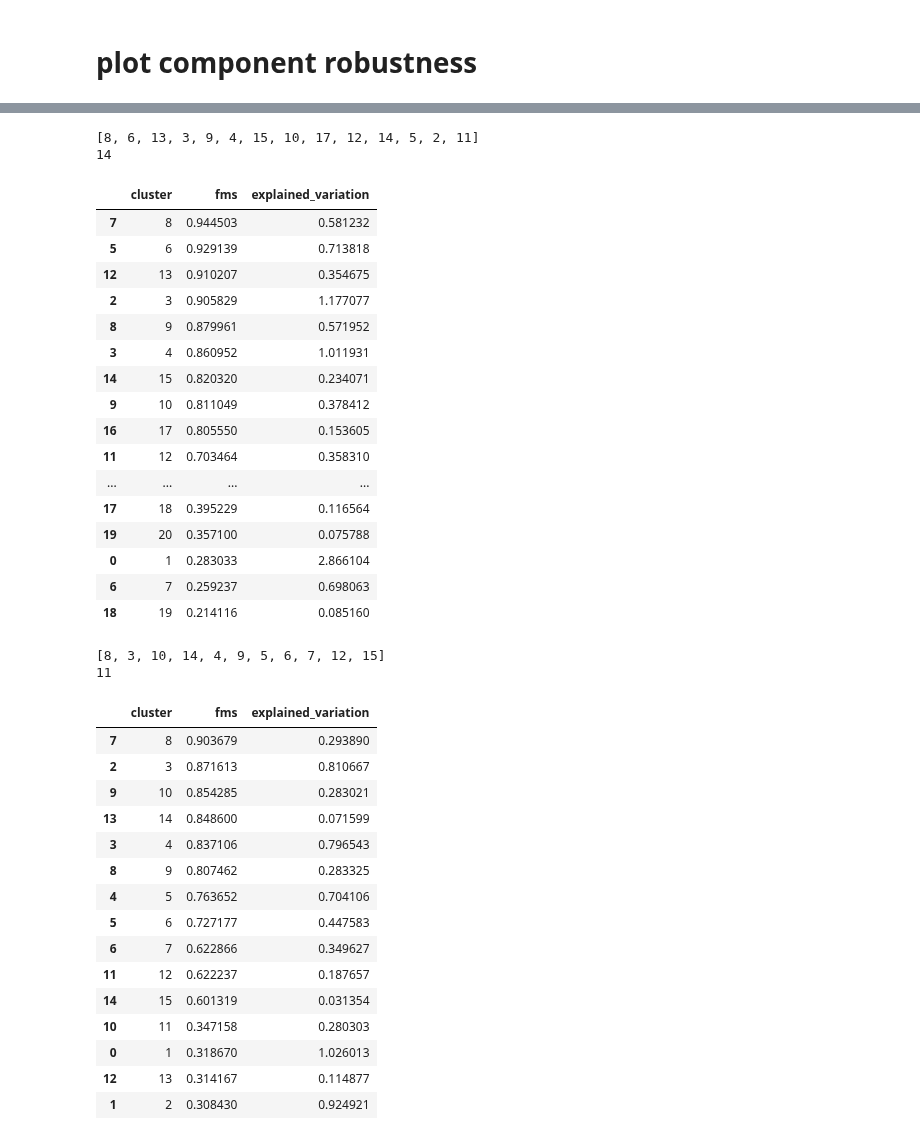
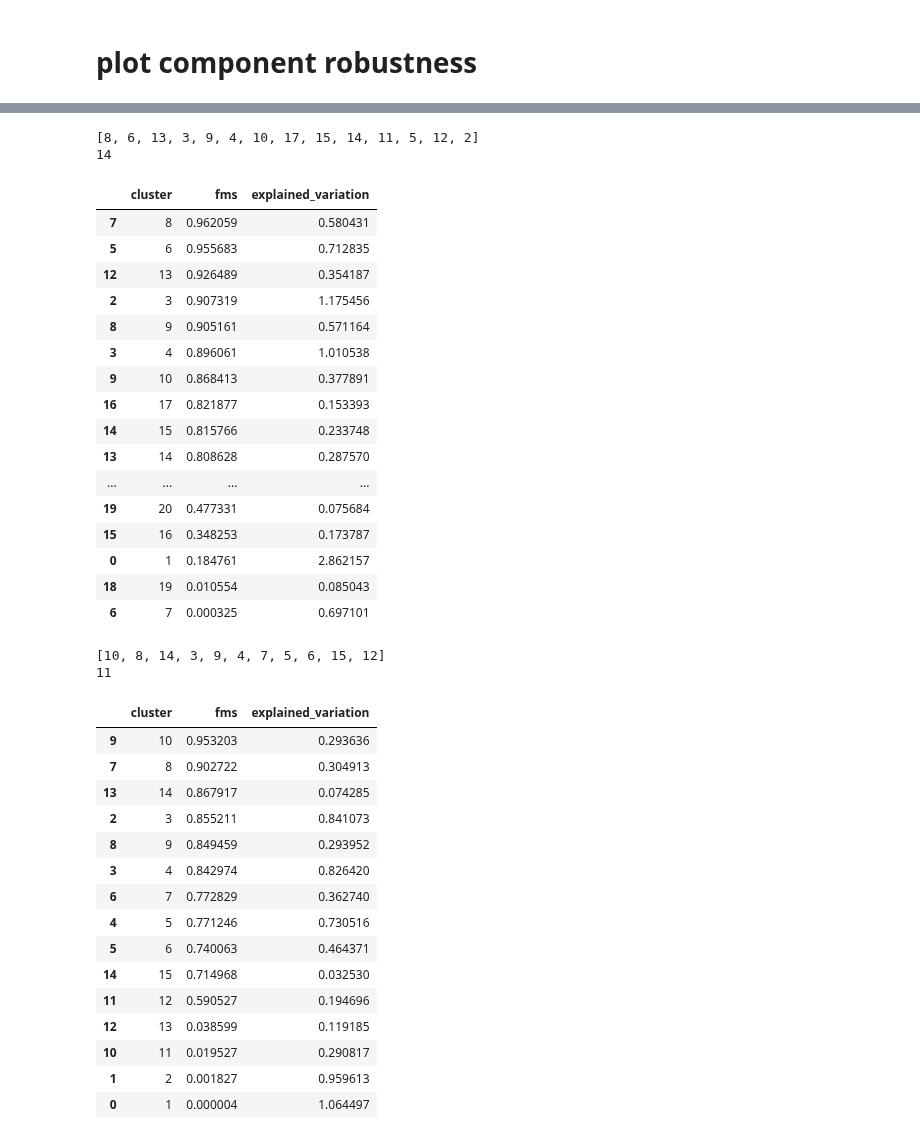
Before and after one commit to blasks/barnacle-manuscript, a Jupyter notebook: development/batch-correction/notebooks/component-robustness.ipynb, the cells around one changed output, grey strips where cells are left out. Saved outputs shown, nothing was run; the diff lists cells and outputs as text; code cells hidden in the pictures.

```diff
--- a/development/batch-correction/notebooks/component-robustness.ipynb
+++ b/development/batch-correction/notebooks/component-robustness.ipynb
@@ -407,7 +407,7 @@ for cyano in ['pro', 'syn']:
     # separate out components
     ref_components = SparseCPTensor(reference_cp).get_components()
     # iterate through all cp tensors to be compared
-    for comp_rep, comp_boot in list(itertools.product(replicates, comp_boots)):
+    for comp_rep, comp_boot in list(itertools.product(replicates, ref_boots)):
         # no point in comparing to self
         if ref_rep == comp_rep and ref_boot == comp_boot:
             continue
@@ -476,7 +476,7 @@ for row, cyano in enumerate(['pro', 'syn']):
     # set up component robustness dataframe
     df = component_df[component_df['genus'] == cyano]
     df = df.groupby(['comparison_rank', 'reference_component']).agg(
-        FMS = ('fms', 'mean'),
+        FMS = ('fms', 'median'),
         bootstrap_count = ('fms', 'count')
     ).reset_index()
     # calculate bootstrap percentage
@@ -529,7 +529,8 @@ for row, cyano in enumerate(['pro', 'syn']):
         data=comp_stats_df,
         x='fms',
         y='comparison_component',
-        errorbar='se',
+        estimator='median',
+#         errorbar=None,
         orient='h',
         color=sns.color_palette()[2],
         ax=axes[row][i]
@@ -544,7 +545,8 @@ for row, cyano in enumerate(['pro', 'syn']):
         data=var_df[var_df['genus'] == cyano],
         x='explained_variation',
         y='comparison_component',
-        errorbar='se',
+        estimator='median',
+#         errorbar=None,
         orient='h',
         color=sns.color_palette()[3],
         ax=axes[row][i]
@@ -617,7 +619,7 @@ comp_stats_df.groupby(['genus', 'cluster']).mean(
 # print Prochlorococcus data
 
 pro_comp_df = comp_stats_df[comp_stats_df['genus'] == 'pro']
-pro_comp_df = pro_comp_df.groupby('cluster').mean(
+pro_comp_df = pro_comp_df.groupby('cluster').median(
     ['fms', 'explained_variation']).reset_index().sort_values(
     'fms', ascending=False
 )
@@ -627,54 +629,54 @@ print(len(cluster_list))
 
 pro_comp_df[['cluster', 'fms', 'explained_variation']]
 # %% [output]
-[8, 6, 13, 3, 9, 4, 15, 10, 17, 12, 14, 5, 2, 11]
+[8, 6, 13, 3, 9, 4, 10, 17, 15, 14, 11, 5, 12, 2]
 14
 |  | cluster | fms | explained_variation |
-| 7 | 8 | 0.944503 | 0.581232 |
-| 5 | 6 | 0.929139 | 0.713818 |
-| 12 | 13 | 0.910207 | 0.354675 |
-| 2 | 3 | 0.905829 | 1.177077 |
-| 8 | 9 | 0.879961 | 0.571952 |
-| 3 | 4 | 0.860952 | 1.011931 |
-| 14 | 15 | 0.820320 | 0.234071 |
-| 9 | 10 | 0.811049 | 0.378412 |
-| 16 | 17 | 0.805550 | 0.153605 |
-| 11 | 12 | 0.703464 | 0.358310 |
+| 7 | 8 | 0.962059 | 0.580431 |
+| 5 | 6 | 0.955683 | 0.712835 |
+| 12 | 13 | 0.926489 | 0.354187 |
+| 2 | 3 | 0.907319 | 1.175456 |
+| 8 | 9 | 0.905161 | 0.571164 |
+| 3 | 4 | 0.896061 | 1.010538 |
+| 9 | 10 | 0.868413 | 0.377891 |
+| 16 | 17 | 0.821877 | 0.153393 |
+| 14 | 15 | 0.815766 | 0.233748 |
+| 13 | 14 | 0.808628 | 0.287570 |
 | ... | ... | ... | ... |
-| 17 | 18 | 0.395229 | 0.116564 |
-| 19 | 20 | 0.357100 | 0.075788 |
-| 0 | 1 | 0.283033 | 2.866104 |
-| 6 | 7 | 0.259237 | 0.698063 |
-| 18 | 19 | 0.214116 | 0.085160 |
+| 19 | 20 | 0.477331 | 0.075684 |
+| 15 | 16 | 0.348253 | 0.173787 |
+| 0 | 1 | 0.184761 | 2.862157 |
+| 18 | 19 | 0.010554 | 0.085043 |
+| 6 | 7 | 0.000325 | 0.697101 |
 # %%
 # print Synechococcus data
 
 syn_comp_df = comp_stats_df[comp_stats_df['genus'] == 'syn']
-syn_comp_df = syn_comp_df.groupby('cluster').mean(
+syn_comp_df = syn_comp_df.groupby('cluster').median(
     ['fms', 'explained_variation']).reset_index().sort_values(
     'fms', ascending=False
 )
 cluster_list = syn_comp_df[syn_comp_df['fms'].gt(0.5)]['cluster'].to_list()
 print(cluster_list)
 print(len(cluster_list))
 
 syn_comp_df[['cluster', 'fms', 'explained_variation']]
 # %% [output]
-[8, 3, 10, 14, 4, 9, 5, 6, 7, 12, 15]
+[10, 8, 14, 3, 9, 4, 7, 5, 6, 15, 12]
 11
 |  | cluster | fms | explained_variation |
-| 7 | 8 | 0.903679 | 0.293890 |
-| 2 | 3 | 0.871613 | 0.810667 |
-| 9 | 10 | 0.854285 | 0.283021 |
-| 13 | 14 | 0.848600 | 0.071599 |
-| 3 | 4 | 0.837106 | 0.796543 |
-| 8 | 9 | 0.807462 | 0.283325 |
-| 4 | 5 | 0.763652 | 0.704106 |
-| 5 | 6 | 0.727177 | 0.447583 |
-| 6 | 7 | 0.622866 | 0.349627 |
-| 11 | 12 | 0.622237 | 0.187657 |
-| 14 | 15 | 0.601319 | 0.031354 |
-| 10 | 11 | 0.347158 | 0.280303 |
-| 0 | 1 | 0.318670 | 1.026013 |
-| 12 | 13 | 0.314167 | 0.114877 |
-| 1 | 2 | 0.308430 | 0.924921 |
+| 9 | 10 | 0.953203 | 0.293636 |
+| 7 | 8 | 0.902722 | 0.304913 |
+| 13 | 14 | 0.867917 | 0.074285 |
+| 2 | 3 | 0.855211 | 0.841073 |
+| 8 | 9 | 0.849459 | 0.293952 |
+| 3 | 4 | 0.842974 | 0.826420 |
+| 6 | 7 | 0.772829 | 0.362740 |
+| 4 | 5 | 0.771246 | 0.730516 |
+| 5 | 6 | 0.740063 | 0.464371 |
+| 14 | 15 | 0.714968 | 0.032530 |
+| 11 | 12 | 0.590527 | 0.194696 |
+| 12 | 13 | 0.038599 | 0.119185 |
+| 10 | 11 | 0.019527 | 0.290817 |
+| 1 | 2 | 0.001827 | 0.959613 |
+| 0 | 1 | 0.000004 | 1.064497 |
```
Also changed, not shown: parts of 4 cells of this notebook.
